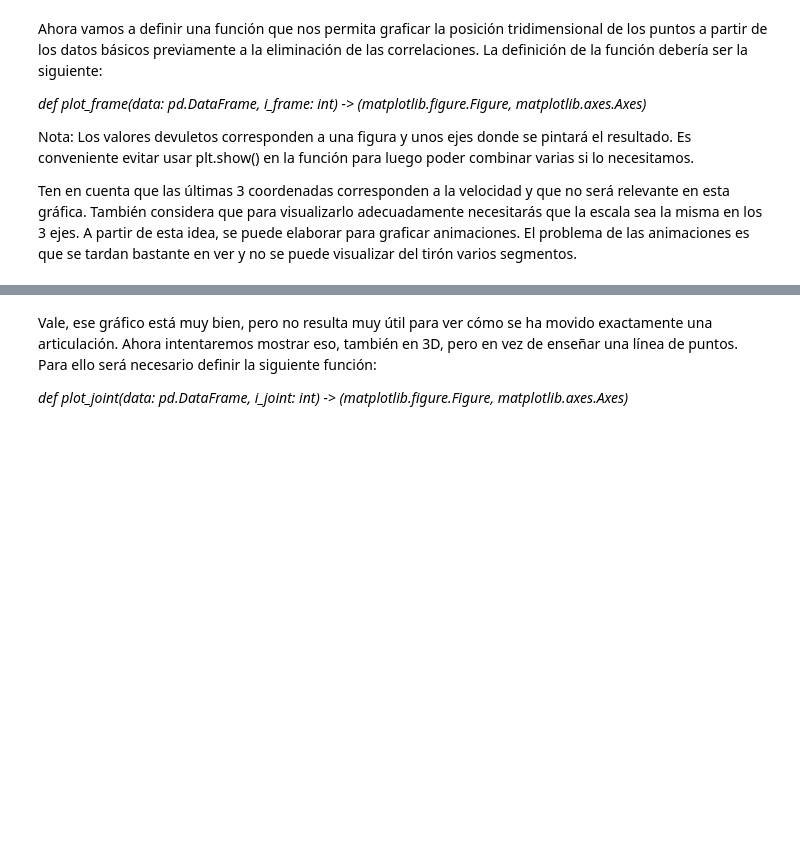
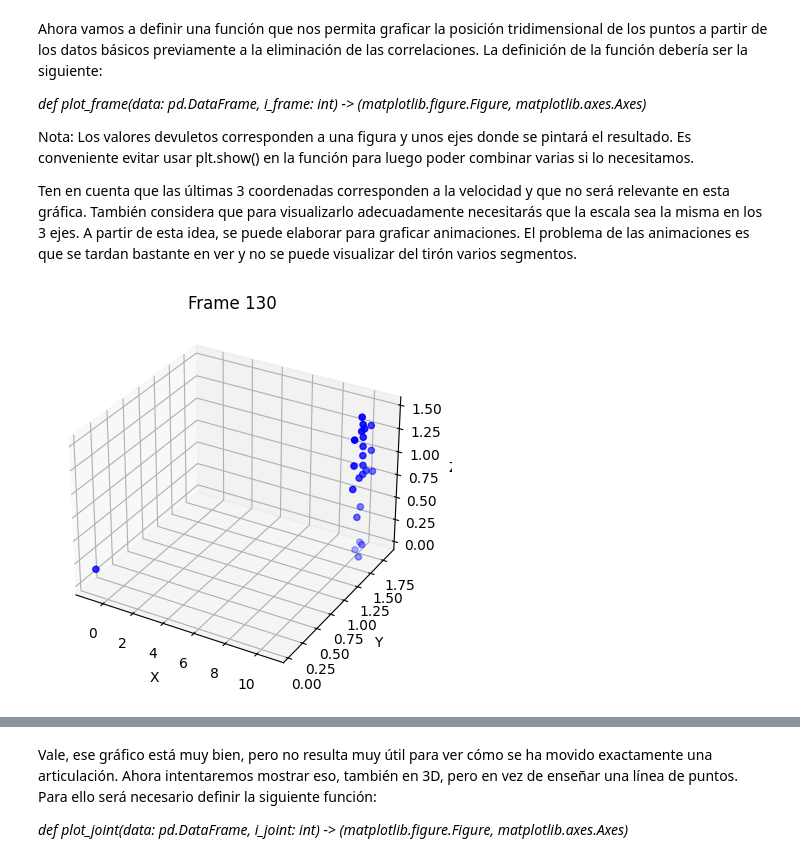
Before and after one commit to VictorLG89/PruebasProgreso, a Jupyter notebook: Prueba_de_progreso_2/notebook_procesamiento_señal_vacío.ipynb, the cells around one changed output, grey strips where cells are left out. Cells and saved outputs as stored; diff of their text form; code cells hidden in the pictures; blank space fills up the shorter version.

```diff
--- a/Prueba_de_progreso_2/notebook_procesamiento_señal_vacío.ipynb
+++ b/Prueba_de_progreso_2/notebook_procesamiento_señal_vacío.ipynb
@@ -60,9 +120,19 @@ Ten en cuenta que las últimas 3 coordenadas corresponden a la velocidad y que n
 # %%
 def plot_frame(data, i_frame = 0):
     fig = plt.figure()
     ax = fig.add_subplot(projection='3d')
 
+    x = data.iloc[i_frame, 0::3]  # Columnas X
+    y = data.iloc[i_frame, 1::3]  # Columnas Y
+    z = data.iloc[i_frame, 2::3]  # Columnas Z
+    ax.scatter(x, y, z, c='b', marker='o')
+    ax.set_xlabel('X')
+    ax.set_ylabel('Y')
+    ax.set_zlabel('Z')
+    ax.set_title(f'Frame {i_frame}')
     return fig, ax
 
 fig, ax =  plot_frame(s_05_03, 130)
 plt.show()
+# %% [output]
+[figure, added]
```
Also changed, not shown: parts of 10 cells of this notebook.
